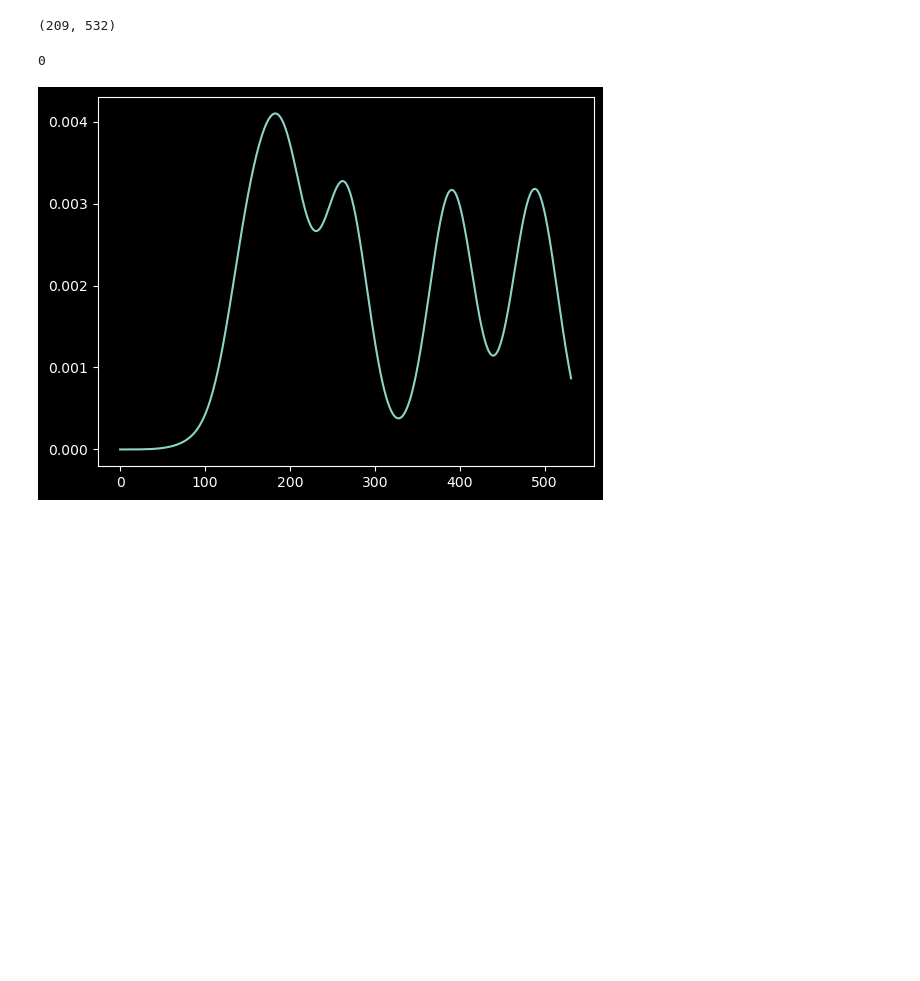
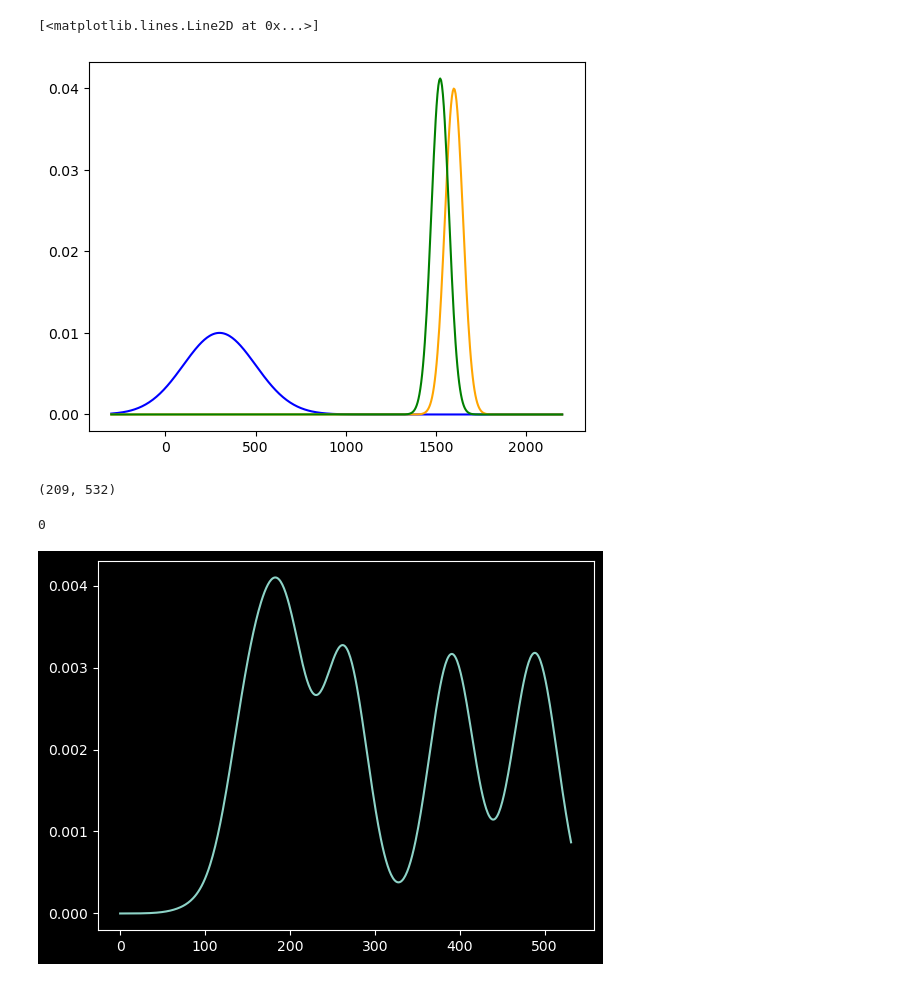
Before and after one commit to nilsheinrich/DodgeAsteroids_lockedSections, a Jupyter notebook: action_selection_algorithm.ipynb, the cells around one changed output. Saved outputs shown, nothing was run; the diff lists cells and outputs as text; code cells hidden in the pictures; blank space fills up the shorter version.

Commit message:
plotting bayes integration

```diff
--- a/action_selection_algorithm.ipynb
+++ b/action_selection_algorithm.ipynb
@@ -34,6 +34,20 @@ def normalized_posterior(prior, likelihood, prior_weight):
     posterior = weighted_prior * likelihood
     normalized_posterior = posterior / posterior.sum()
     return normalized_posterior
+# %%
+x = np.linspace(-300, 2200, 500)
+
+dist1 = likelihood_function(x, 300, 200)
+dist2 = likelihood_function(x, 1600, 50)
+
+posterior = normalized_posterior(dist1, dist2, 1)
+
+plt.plot(x, dist1, color='blue', label='dist1')
+plt.plot(x, dist2, color='orange', label='dist2')
+plt.plot(x, posterior, color='green', label='posterior')
+# %% [output]
+[<matplotlib.lines.Line2D at 0x...>]
+[figure, added]
 # %%
 # observation_in_pixel.shape = (209, 532)
 # 209 rows of 532 values; populated by 0's and 1's
```
Also changed, not shown: 2 other files.
